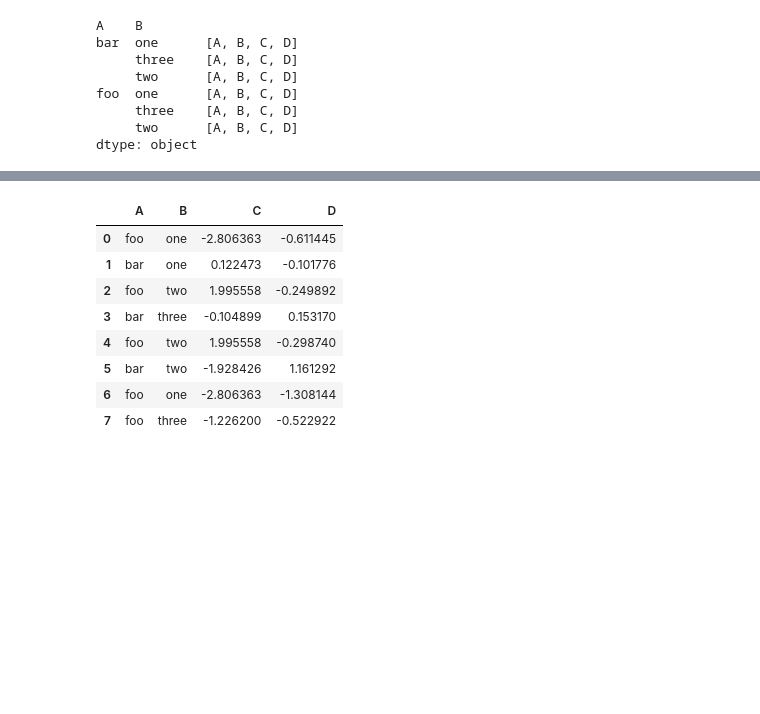
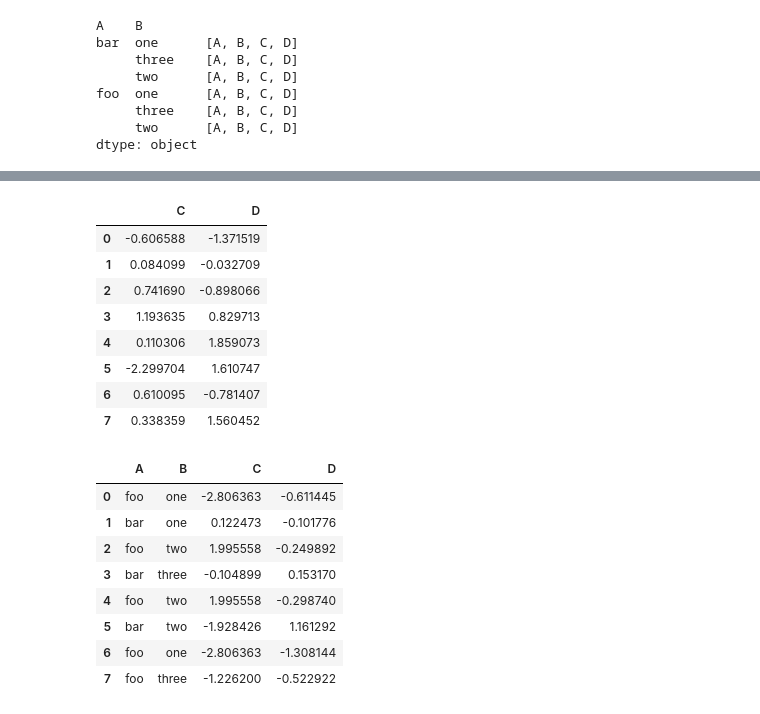
Before and after one commit to smjune/ipynb, a Jupyter notebook: pandas_guide.ipynb, the cells around one changed output, grey strips where cells are left out. Cells and saved outputs as stored; diff of their text form; code cells hidden in the pictures; blank space fills up the shorter version.

Commit message:
diff appy and transform

```diff
--- a/pandas_guide.ipynb
+++ b/pandas_guide.ipynb
@@ -1183,3 +1188,18 @@ newG
+# %%
+df_g.groupby(['A','B']).transform(list)
+
+# transform(funX) 는 사용할 수 없다. fun 안에서 C 을 구분하여 사용할 수 없다.
+# group 을 넘겨서 연산할 경우
+# %% [output]
+|  | C | D |
+| 0 | -0.606588 | -1.371519 |
+| 1 | 0.084099 | -0.032709 |
+| 2 | 0.741690 | -0.898066 |
+| 3 | 1.193635 | 0.829713 |
+| 4 | 0.110306 | 1.859073 |
+| 5 | -2.299704 | 1.610747 |
+| 6 | 0.610095 | -0.781407 |
+| 7 | 0.338359 | 1.560452 |
 # %%
 newG.reset_index(drop=True,level=(0,1)).sort_index()
 
```
Also changed, not shown: parts of 58 cells of this notebook.
